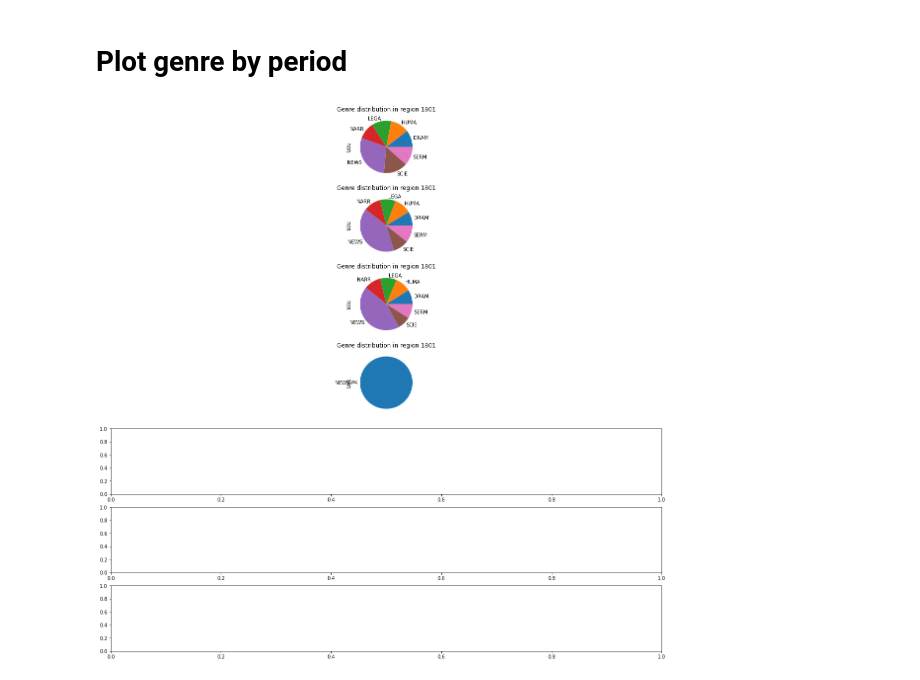
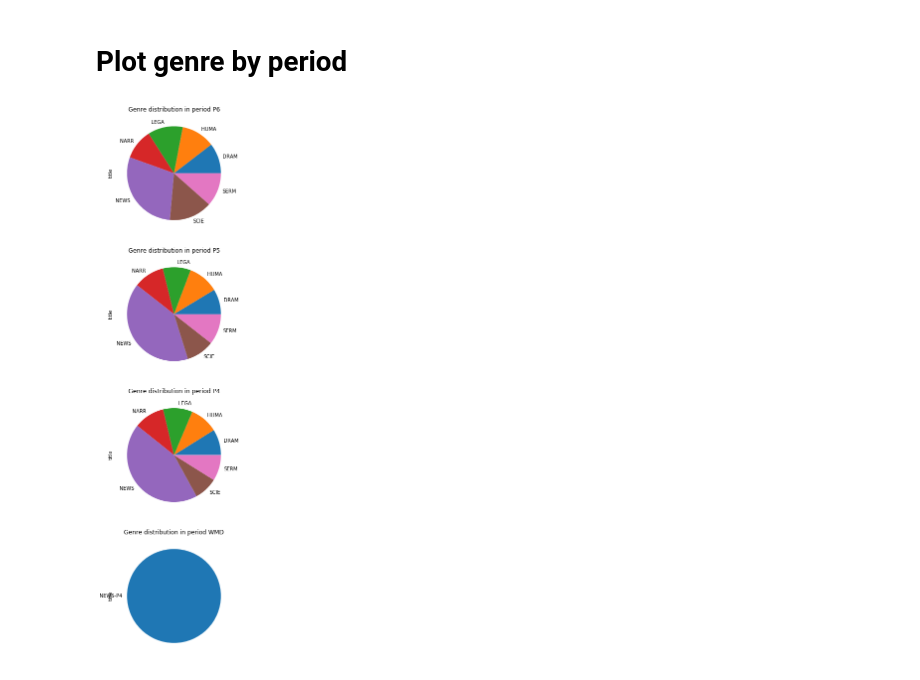
Before and after one commit to LennartKeller/TextklassifikationsProjekt2019, a Jupyter notebook: Describe_Dataset.ipynb, the cells around one changed output. Drawn from its saved outputs; the diff is of its cells as text; code cells hidden in the pictures.

```diff
--- a/Describe_Dataset.ipynb
+++ b/Describe_Dataset.ipynb
@@ -57,6 +94,7 @@ fig, axs = plt.subplots(len(df.region.unique()), figsize=(20, 20))
 for i, region in enumerate(df.region.unique()):
     df[df.region == region].groupby('genre').title.count().plot(kind='pie',
                                                                 ax=axs[i],
+                                                                grid=True,
                                                                 title=f'Genre distribution in region {region}')
 # %% [output]
 [figure]
@@ -65,10 +103,12 @@ for i, region in enumerate(df.region.unique()):
 # %%
 import matplotlib.pyplot as plt
 
-fig, axs = plt.subplots(len(df.region.unique()), figsize=(20, 20))
+fig, axs = plt.subplots(len(df.period.unique()), figsize=(20, 20))
 for i, period in enumerate(df.period.unique()):
     df[df.period == period].groupby('genre').title.count().plot(kind='pie',
                                                                 ax=axs[i],
-                                                                title=f'Genre distribution in region {region}')
+                                                                grid=True,
+                                                                legend=False,
+                                                                title=f'Genre distribution in period {period}')
 # %% [output]
-[figure, old version]
+[figure, new version]
```
Also changed, not shown: parts of 3 cells of this notebook, 1 other file.
